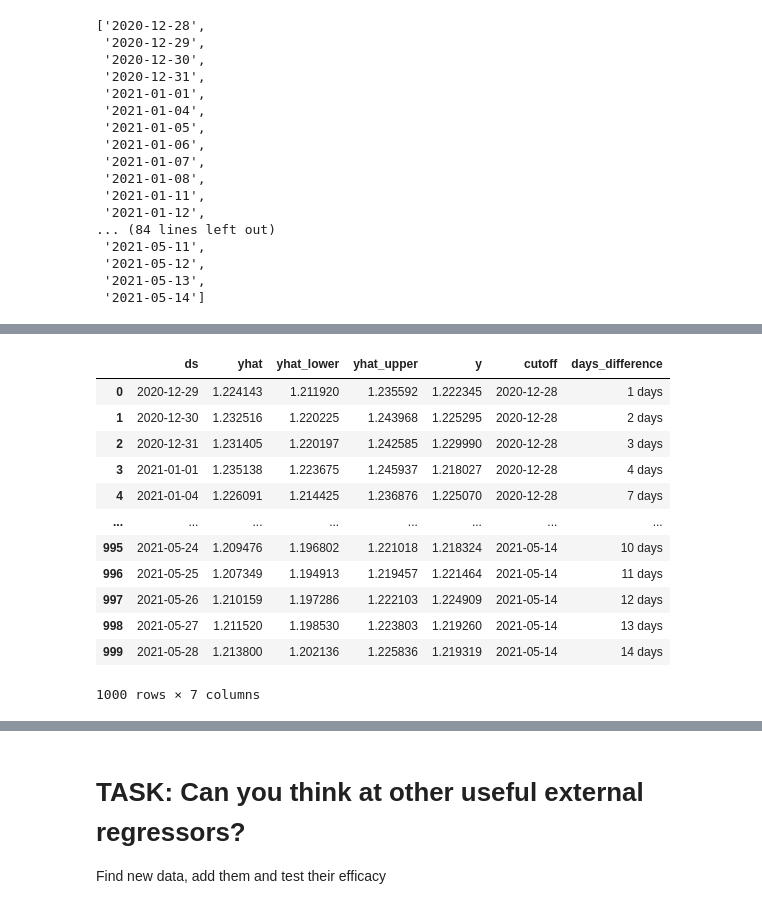
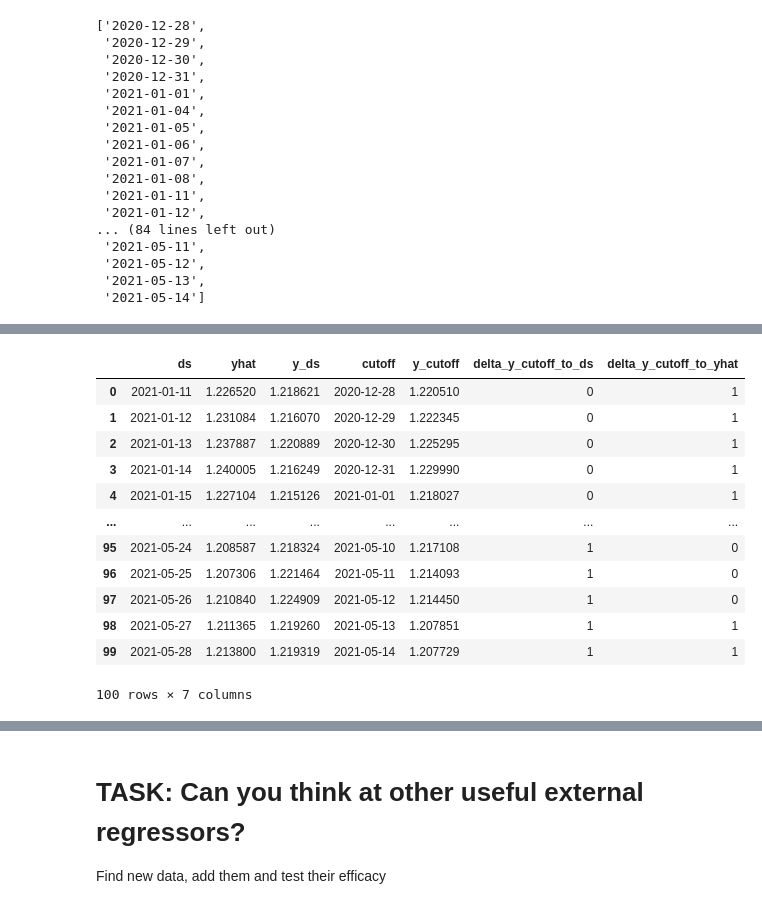
Before and after one commit to julwdo/ammagamma-lab, a Jupyter notebook: part-1/colab_data_download_analysis_and_forecasting_solution_first_task.ipynb, the cells around one changed output, grey strips where cells are left out. Cells and saved outputs as stored; diff of their text form; code cells hidden in the pictures.

```diff
--- a/part-1/colab_data_download_analysis_and_forecasting_solution_first_task.ipynb
+++ b/part-1/colab_data_download_analysis_and_forecasting_solution_first_task.ipynb
@@ -787,18 +787,27 @@ df_cv
 1000 rows × 6 columns
-# %%
-df_cv['days_difference'] = df_cv['ds'] - df_cv['cutoff']
-df_cv # Take only these rows where days_difference is 14 days
-# %% [output]
-|  | ds | yhat | yhat_lower | yhat_upper | y | cutoff | days_difference |
-| 0 | 2020-12-29 | 1.224143 | 1.211920 | 1.235592 | 1.222345 | 2020-12-28 | 1 days |
-| 1 | 2020-12-30 | 1.232516 | 1.220225 | 1.243968 | 1.225295 | 2020-12-28 | 2 days |
-| 2 | 2020-12-31 | 1.231405 | 1.220197 | 1.242585 | 1.229990 | 2020-12-28 | 3 days |
-| 3 | 2021-01-01 | 1.235138 | 1.223675 | 1.245937 | 1.218027 | 2020-12-28 | 4 days |
-| 4 | 2021-01-04 | 1.226091 | 1.214425 | 1.236876 | 1.225070 | 2020-12-28 | 7 days |
-| ... | ... | ... | ... | ... | ... | ... | ... |
-| 995 | 2021-05-24 | 1.209476 | 1.196802 | 1.221018 | 1.218324 | 2021-05-14 | 10 days |
-| 996 | 2021-05-25 | 1.207349 | 1.194913 | 1.219457 | 1.221464 | 2021-05-14 | 11 days |
-| 997 | 2021-05-26 | 1.210159 | 1.197286 | 1.222103 | 1.224909 | 2021-05-14 | 12 days |
-| 998 | 2021-05-27 | 1.211520 | 1.198530 | 1.223803 | 1.219260 | 2021-05-14 | 13 days |
-| 999 | 2021-05-28 | 1.213800 | 1.202136 | 1.225836 | 1.219319 | 2021-05-14 | 14 days |
-1000 rows × 7 columns
+# %%
+df_cv['days_difference'] = df_cv['ds'] - df_cv['cutoff']
+df_cv['days_difference'] = df_cv['days_difference'].astype(str).str.replace(' days', '').astype(int)
+
+df_cv_selected = df_cv[df_cv['days_difference'] == 14][['ds', 'yhat', 'y', 'cutoff']]
+df_cv_selected_1 = df_cv_selected.rename(columns={'y': 'y_ds'}).merge(forex_df_reg_1[['ds', 'y']], how='left', left_on='cutoff', right_on='ds').drop("ds_y", axis= 1).rename(columns={'ds_x': 'ds', 'y': 'y_cutoff'})
+df_cv_selected_1['delta_y_cutoff_to_ds'] = df_cv_selected_1['y_ds'] - df_cv_selected_1['y_cutoff']
+df_cv_selected_1['delta_y_cutoff_to_yhat'] = df_cv_selected_1['yhat'] - df_cv_selected_1['y_cutoff']
+
+df_cv_selected_1['delta_y_cutoff_to_ds'] = df_cv_selected_1['delta_y_cutoff_to_ds'].apply(lambda x: 1 if x>0 else 0)
+df_cv_selected_1['delta_y_cutoff_to_yhat'] = df_cv_selected_1['delta_y_cutoff_to_yhat'].apply(lambda x: 1 if x>0 else 0)
+df_cv_selected_1
+# %% [output]
+|  | ds | yhat | y_ds | cutoff | y_cutoff | delta_y_cutoff_to_ds | delta_y_cutoff_to_yhat |
+| 0 | 2021-01-11 | 1.226520 | 1.218621 | 2020-12-28 | 1.220510 | 0 | 1 |
+| 1 | 2021-01-12 | 1.231084 | 1.216070 | 2020-12-29 | 1.222345 | 0 | 1 |
+| 2 | 2021-01-13 | 1.237887 | 1.220889 | 2020-12-30 | 1.225295 | 0 | 1 |
+| 3 | 2021-01-14 | 1.240005 | 1.216249 | 2020-12-31 | 1.229990 | 0 | 1 |
+| 4 | 2021-01-15 | 1.227104 | 1.215126 | 2021-01-01 | 1.218027 | 0 | 1 |
+| ... | ... | ... | ... | ... | ... | ... | ... |
+| 95 | 2021-05-24 | 1.208587 | 1.218324 | 2021-05-10 | 1.217108 | 1 | 0 |
+| 96 | 2021-05-25 | 1.207306 | 1.221464 | 2021-05-11 | 1.214093 | 1 | 0 |
+| 97 | 2021-05-26 | 1.210840 | 1.224909 | 2021-05-12 | 1.214450 | 1 | 0 |
+| 98 | 2021-05-27 | 1.211365 | 1.219260 | 2021-05-13 | 1.207851 | 1 | 1 |
+| 99 | 2021-05-28 | 1.213800 | 1.219319 | 2021-05-14 | 1.207729 | 1 | 1 |
+100 rows × 7 columns
```
Also changed, not shown: parts of 14 cells of this notebook.
